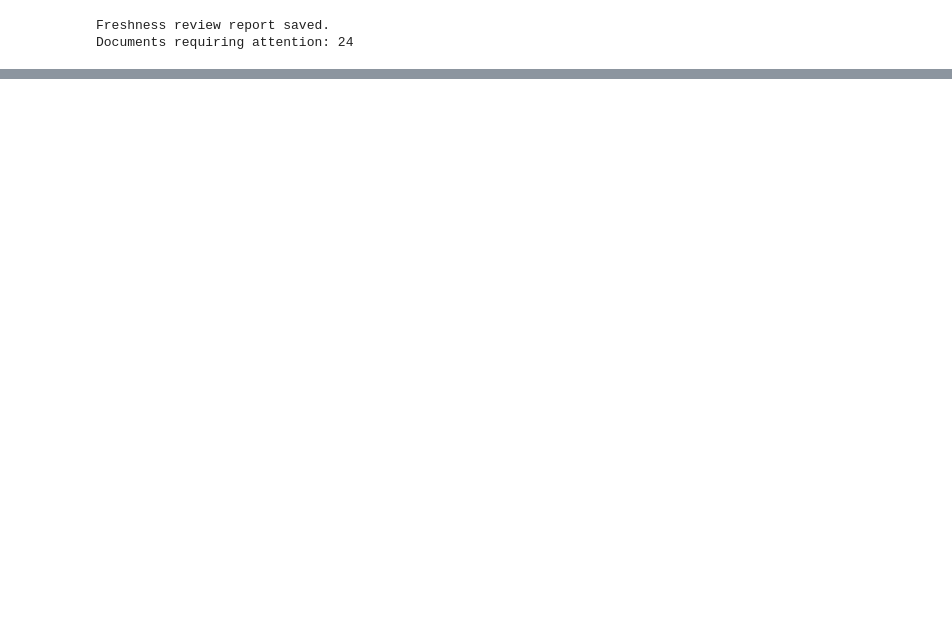
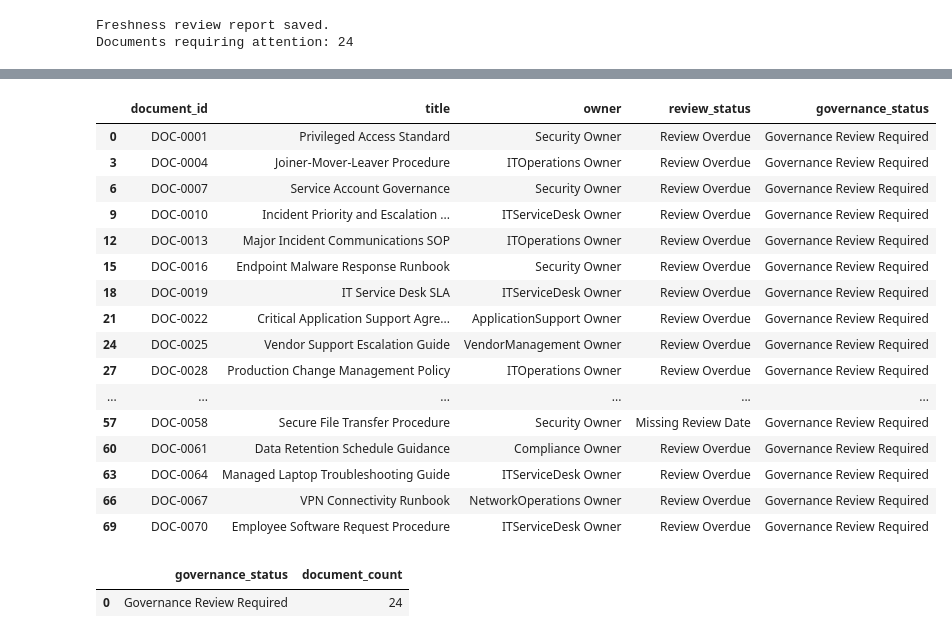
Before and after one commit to anurag-insights/RAG-Based-AI-Document-Assistant-, a Jupyter notebook: notebooks/02_Data_Cleaning.ipynb, the cells around one changed output, grey strips where cells are left out. Cells and saved outputs as stored; diff of their text form; code cells hidden in the pictures; blank space fills up the shorter version.

```diff
--- a/notebooks/02_Data_Cleaning.ipynb
+++ b/notebooks/02_Data_Cleaning.ipynb
@@ -1552,0 +1574,54 @@ Documents requiring attention: 24
+# %%
+def assign_governance_status(row):
+    if row["review_status"] in ["Review Overdue", "Missing Review Date"]:
+        return "Governance Review Required"
+    if pd.isna(row["owner"]) or str(row["owner"]).strip() == "":
+        return "Metadata Review Required"
+    return "Ready for Further Validation"
+
+retrieval_candidates["governance_status"] = retrieval_candidates.apply(
+    assign_governance_status,
+    axis=1
+)
+
+display(
+    retrieval_candidates[
+        [
+            "document_id",
+            "title",
+            "owner",
+            "review_status",
+            "governance_status"
+        ]
+    ]
+)
+# %% [output]
+|  | document_id | title | owner | review_status | governance_status |
+| 0 | DOC-0001 | Privileged Access Standard | Security Owner | Review Overdue | Governance Review Required |
+| 3 | DOC-0004 | Joiner-Mover-Leaver Procedure | ITOperations Owner | Review Overdue | Governance Review Required |
+| 6 | DOC-0007 | Service Account Governance | Security Owner | Review Overdue | Governance Review Required |
+| 9 | DOC-0010 | Incident Priority and Escalation ... | ITServiceDesk Owner | Review Overdue | Governance Review Required |
+| 12 | DOC-0013 | Major Incident Communications SOP | ITOperations Owner | Review Overdue | Governance Review Required |
+| 15 | DOC-0016 | Endpoint Malware Response Runbook | Security Owner | Review Overdue | Governance Review Required |
+| 18 | DOC-0019 | IT Service Desk SLA | ITServiceDesk Owner | Review Overdue | Governance Review Required |
+| 21 | DOC-0022 | Critical Application Support Agre... | ApplicationSupport Owner | Review Overdue | Governance Review Required |
+| 24 | DOC-0025 | Vendor Support Escalation Guide | VendorManagement Owner | Review Overdue | Governance Review Required |
+| 27 | DOC-0028 | Production Change Management Policy | ITOperations Owner | Review Overdue | Governance Review Required |
+| ... | ... | ... | ... | ... | ... |
+| 57 | DOC-0058 | Secure File Transfer Procedure | Security Owner | Missing Review Date | Governance Review Required |
+| 60 | DOC-0061 | Data Retention Schedule Guidance | Compliance Owner | Review Overdue | Governance Review Required |
+| 63 | DOC-0064 | Managed Laptop Troubleshooting Guide | ITServiceDesk Owner | Review Overdue | Governance Review Required |
+| 66 | DOC-0067 | VPN Connectivity Runbook | NetworkOperations Owner | Review Overdue | Governance Review Required |
+| 69 | DOC-0070 | Employee Software Request Procedure | ITServiceDesk Owner | Review Overdue | Governance Review Required |
+# %%
+governance_summary = (
+    retrieval_candidates["governance_status"]
+    .value_counts()
+    .rename_axis("governance_status")
+    .reset_index(name="document_count")
+)
+
+display(governance_summary)
+# %% [output]
+|  | governance_status | document_count |
+| 0 | Governance Review Required | 24 |
```
Also changed, not shown: parts of 6 cells of this notebook.
